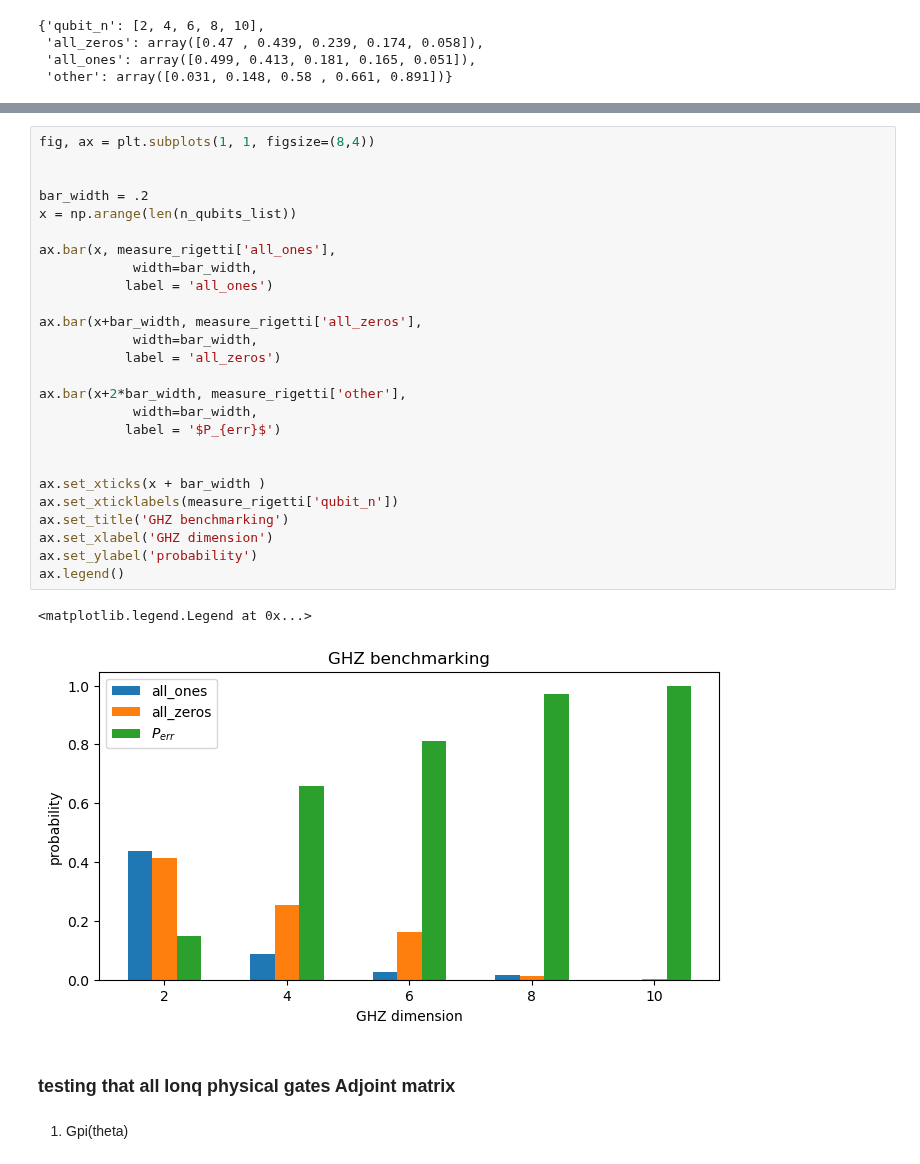
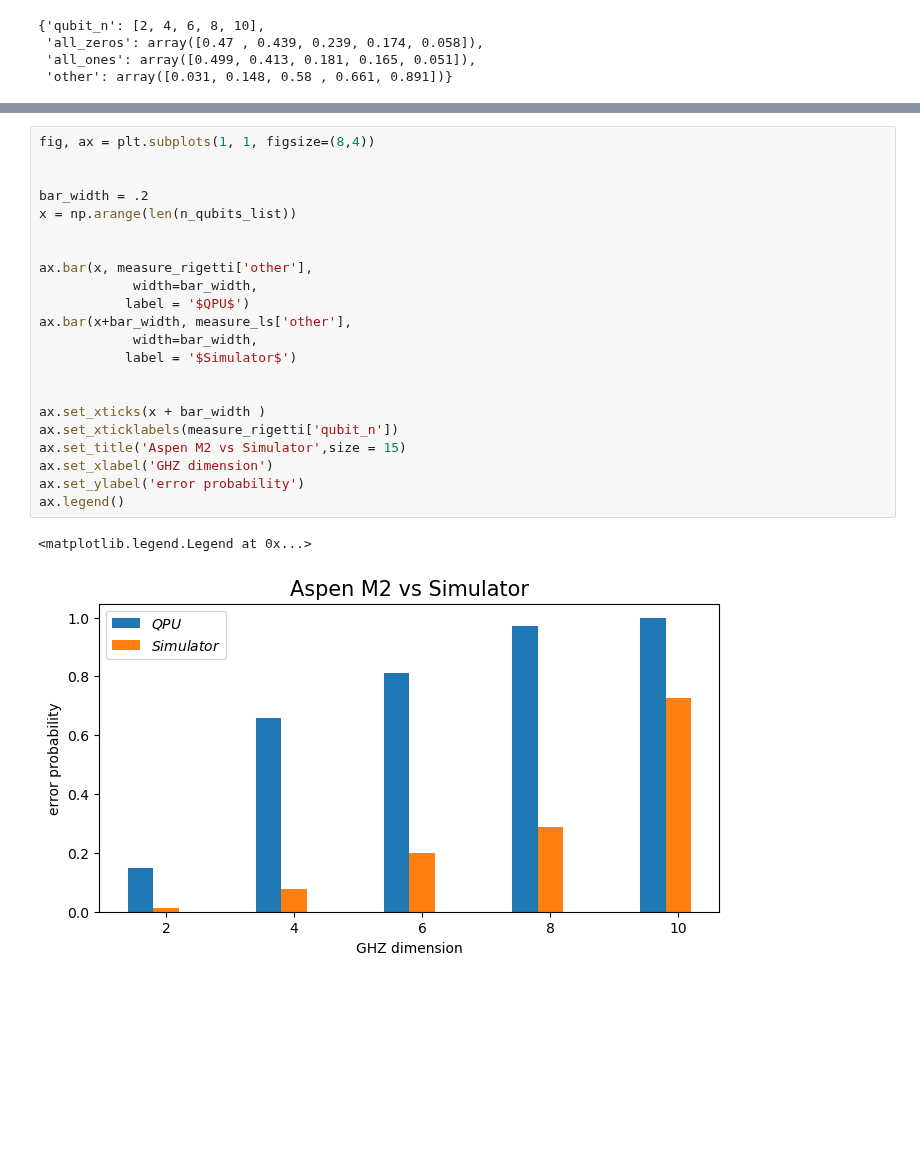
Before and after one commit to SwgAnno/QBench, a Jupyter notebook: RIGETTI VS IONQ/GHZ compensato.ipynb, the cells around one changed output, grey strips where cells are left out. Cells and saved outputs as stored; diff of their text form; blank space fills up the shorter version.

```diff
--- a/RIGETTI VS IONQ/GHZ compensato.ipynb
+++ b/RIGETTI VS IONQ/GHZ compensato.ipynb
@@ -390,33 +490,25 @@ ls_scanners = [BraketTaskScanner(qtask = task) for key, task in ls_tasks.items()
 # %%
 fig, ax = plt.subplots(1, 1, figsize=(8,4))
 
 
 bar_width = .2
 x = np.arange(len(n_qubits_list))
 
-ax.bar(x, measure_rigetti['all_ones'],
+
+ax.bar(x, measure_rigetti['other'],
             width=bar_width,
-           label = 'all_ones')
-
-ax.bar(x+bar_width, measure_rigetti['all_zeros'],
+           label = '$QPU$')
+ax.bar(x+bar_width, measure_ls['other'],
             width=bar_width,
-           label = 'all_zeros')
-
-ax.bar(x+2*bar_width, measure_rigetti['other'],
-            width=bar_width,
-           label = '$P_{err}$')
+           label = '$Simulator$')
 
 
 ax.set_xticks(x + bar_width )
 ax.set_xticklabels(measure_rigetti['qubit_n'])
-ax.set_title('GHZ benchmarking')
+ax.set_title('Aspen M2 vs Simulator',size = 15)
 ax.set_xlabel('GHZ dimension')
-ax.set_ylabel('probability')
+ax.set_ylabel('error probability')
 ax.legend()
 # %% [output]
 <matplotlib.legend.Legend at 0x...>
-[figure, old version]
+[figure, new version]
-# %% [markdown]
-### testing that all Ionq physical gates Adjoint matrix
-# %% [markdown]
-1. Gpi(theta)
```
Also changed, not shown: parts of 47 cells of this notebook, 8 other files.
